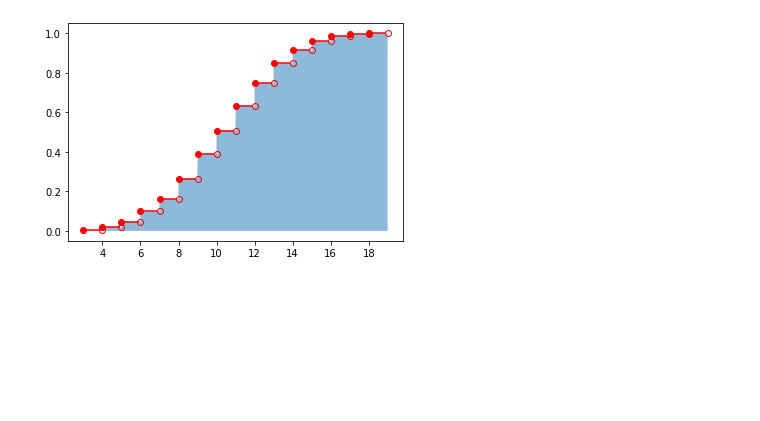
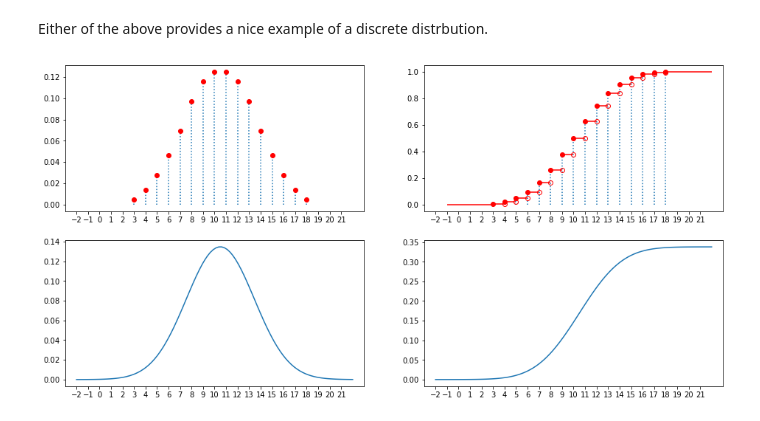
Before and after one commit to ketchers/Python-Play, a Jupyter notebook: Riemann Stieltjes.ipynb, the cells around one changed output. Cells and saved outputs as stored; diff of their text form; code cells hidden in the pictures; blank space fills up the shorter version.

```diff
--- a/Riemann Stieltjes.ipynb
+++ b/Riemann Stieltjes.ipynb
@@ -7 +17,3 @@ data.sort()
+# %% [markdown]
+Either of the above provides a nice example of a discrete distrbution.
 # %%
@@ -10,13 +23,39 @@ y = [len([i for i in data if i <= b])/2000 for b in x]
-# %%
-fig, ax = plt.subplots()
-eps = .1
-ax.fill_between(x, y, alpha=.5)
-ax.hlines([len([i for i in data if i <= b])/2000 for b in range(3,19)],
-          [a + eps for a in range(3,19)],[a - eps for a in range(4,20)], color='red')
-for j in range(3,19):
-    ax.plot([j],[len([i for i in data if i <= j])/2000],"ro")
-    ax.plot([j+1],[len([i for i in data if i <= j])/2000],"ro",fillstyle='none')
-
-plt.savefig('cum_dist.png')
-# %% [output]
-[figure, removed]
+# %%
+mean = np.mean(data)
+sd = np.std(data)
+rv = stats.norm()
+xpts = np.linspace(-2,22, 100)
+ypts_pdf = rv.pdf((xpts - mean)/sd)/sd
+ypts_cdf = rv.cdf((xpts - mean)/sd)/sd
+# %%
+
+fig, ax = plt.subplots(2,2,figsize=(16,8))
+eps = .1
+
+ax[0,1].hlines(y[1:-1], range(-1,22), range(-0,23), color='red')
+
+for j in range(3,18):
+    ax[0,1].plot([j + 1], y[4 + j - 2], "ro", fillstyle='none')
+
+ax[0,1].stem(range(3,19),[y[i + 5] for i in range(16)],
+            use_line_collection=True, linefmt=":", markerfmt="ro", basefmt='none')
+
+ax[0,1].set_xlim(-3,23)
+ax[0,1].set_xticks(range(-2,22))
+
+ax[0,0].stem(range(3,19),[y[i+5]-y[i+4] for i in range(16)],
+            use_line_collection=True, linefmt=":", markerfmt="ro", basefmt='none')
+ax[0,0].set_xlim(-3,23)
+ax[0,0].set_xticks(range(-2,22))
+
+ax[1,0].plot(xpts,ypts_pdf)
+ax[1,0].set_xlim(-3,23)
+ax[1,0].set_xticks(range(-2,22))
+
+ax[1,1].plot(xpts, ypts_cdf)
+ax[1,1].set_xlim(-3,23)
+ax[1,1].set_xticks(range(-2,22))
+
+plt.savefig('cum_dist.png')
+# %% [output]
+[figure, added]
```
Also changed, not shown: parts of 5 cells of this notebook, 1 other file.
